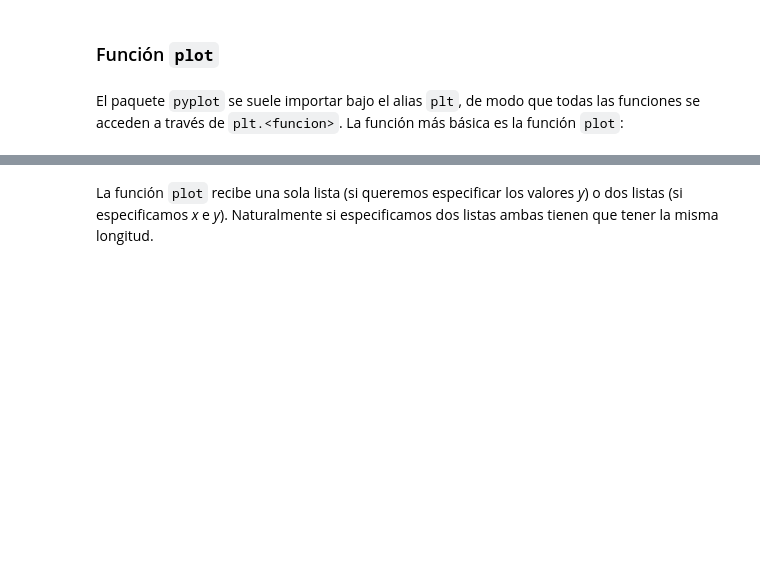
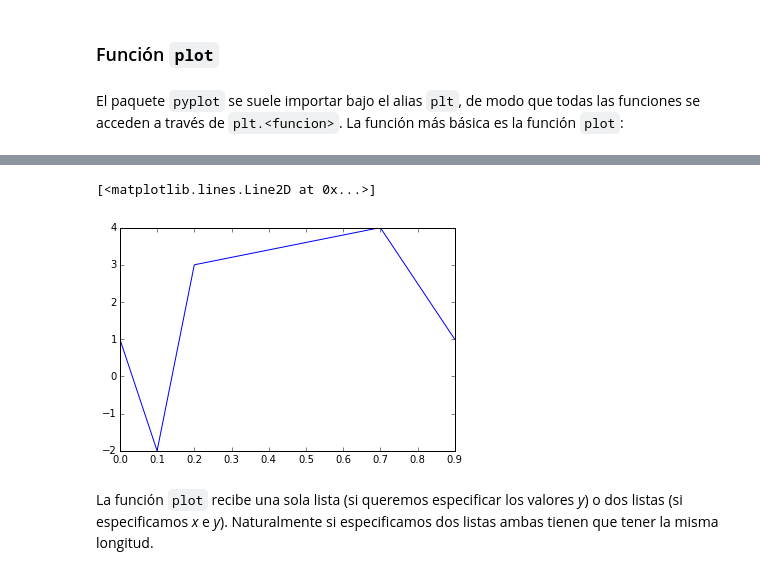
Before and after one commit to CAChemE/curso-python-cientifico, a Jupyter notebook: Notebooks/Clase2b_Visualizacion-matplotlib.ipynb, the cells around one changed output, grey strips where cells are left out. Saved outputs shown, nothing was run; the diff lists cells and outputs as text; code cells hidden in the pictures; blank space fills up the shorter version.

```diff
--- a/Notebooks/Clase2b_Visualizacion-matplotlib.ipynb
+++ b/Notebooks/Clase2b_Visualizacion-matplotlib.ipynb
@@ -41,3 +50,8 @@ El paquete `pyplot` se suele importar bajo el alias `plt`, de modo que todas las
+# %%
+plt.plot([0.0, 0.1, 0.2, 0.7, 0.9], [1, -2, 3, 4, 1])
+# %% [output]
+[<matplotlib.lines.Line2D at 0x...>]
+[figure, added]
 # %% [markdown]
 La función `plot` recibe una sola lista (si queremos especificar los valores *y*) o dos listas (si especificamos *x* e *y*). Naturalmente si especificamos dos listas ambas tienen que tener la misma longitud.
 # %% [markdown]
```
Also changed, not shown: parts of 19 cells of this notebook, 1 other file.
